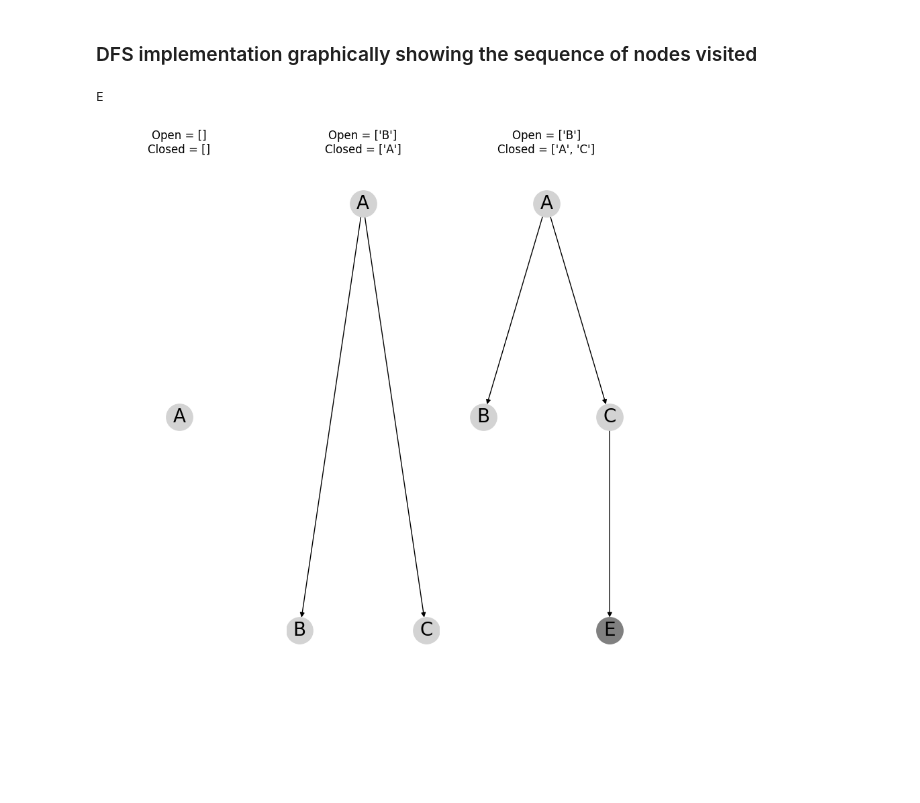
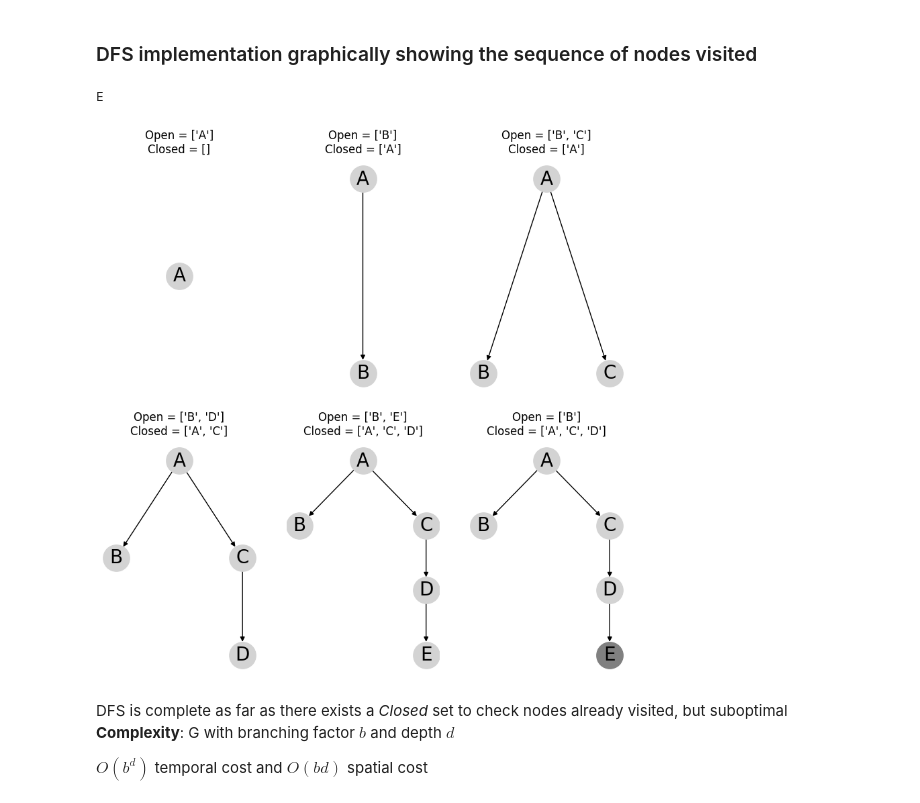
Before and after one commit to jorcisai/SIN, a Jupyter notebook: block1/search/dfs.ipynb, the cells around one changed output. Cells and saved outputs as stored; diff of their text form; code cells hidden in the pictures; blank space fills up the shorter version.

```diff
--- a/block1/search/dfs.ipynb
+++ b/block1/search/dfs.ipynb
@@ -5,7 +5,7 @@ import networkx as nx
 # G is a graph represented as an adjancency list.
 # G is a hash table (dictionary) with each node as a key, and value, the list of adjacent nodes
 #G={'A':['B','C'],'B':['D','E'],'C':['E'],'D':['E']}
-G={'A':['C','B'],'B':['D','A'],'C':['E','A'], 'D':['E','B'],'E':['D','C']}
+G={'A':['B','C'],'B':['A','E'],'C':['A','D'], 'D':['C','E'],'E':['B','D']}
 source='A'
 Target=['E']
 nxG=nx.DiGraph(G)
@@ -52,7 +57,7 @@ E
 # %%
 import matplotlib.pyplot as plt
 
-nrows=1; ncols=3
+nrows=2; ncols=3
 fig, _ = plt.subplots(nrows=nrows, ncols=ncols, figsize=(10, 10))
 axes = iter(fig.axes)
 DG={source:[]}
@@ -63,32 +68,38 @@ def draw_graph(DG, source, Open, Closed, target=[],):
   ax.set_title("Open = "+str(Open)+"\n"+"Closed = "+str(Closed))
   pos_nodes = nx.nx_agraph.pygraphviz_layout(nxDG,prog='dot',root=source)
   nx.draw(nxDG,pos=pos_nodes, ax=ax, with_labels=True, node_color="lightgray", node_size=800, font_size=20)
   nx.draw_networkx_nodes(DG,pos=pos_nodes, nodelist=target, node_color='gray', node_size=800)
 
 # G is a graph represented as an adjancency list.
 # source is the label (string) of the source node
 # Target is the list of target nodes
 def dfs(G, source, Target):
   DG={source:[]}
   Open = [source]
   Closed = []
+  draw_graph(DG, source, Open, Closed)
   while Open != []:
     node = Open.pop(-1)
     if node in Target:
       draw_graph(DG, source, Open, Closed, [node])
       return node
-    draw_graph(DG, source, Open, Closed)
     Closed.append(node)
     Adj = DG[node]
     for child in G[node]:
       if child not in Closed:
         if child not in Open:
           Adj.append(child); DG[node]=Adj
           DG.update({child:[]})
           Open.append(child)
+          draw_graph(DG, source, Open, Closed)
   return None
 
 print(dfs(G,'A',Target))
 # %% [output]
 E
-[figure, old version]
+[figure, new version]
+# %% [markdown]
+DFS is complete as far as there exists a *Closed* set to check nodes already visited, but suboptimal
+**Complexity**: G with branching factor $b$ and depth $d$
+
+  $O(b^d)$ temporal cost and $O(bd)$ spatial cost
```
Also changed, not shown: parts of 3 cells of this notebook, 6 other files.
